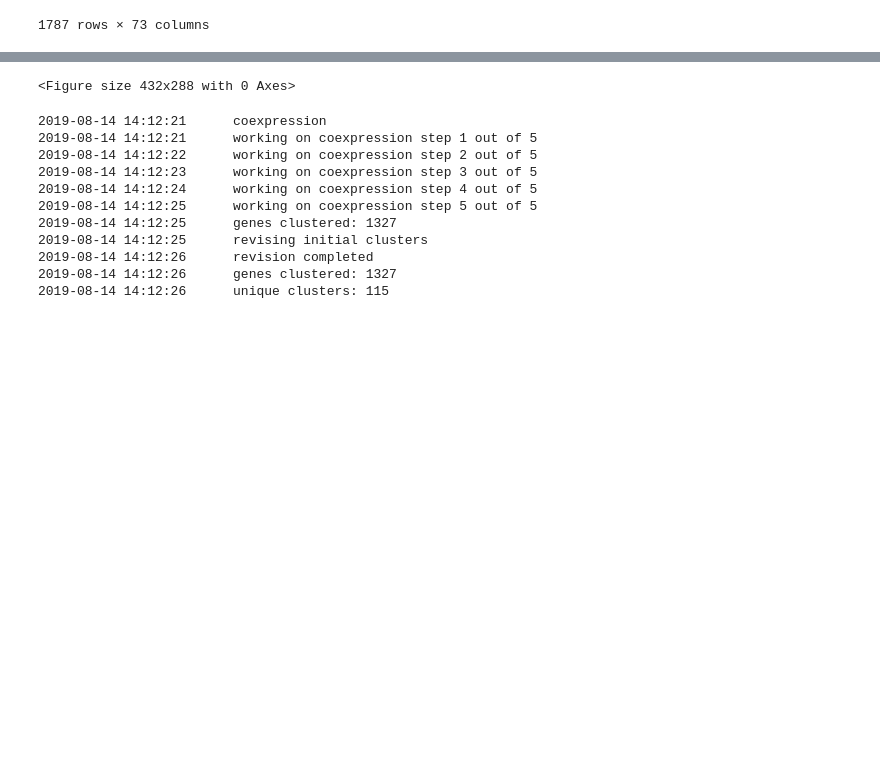
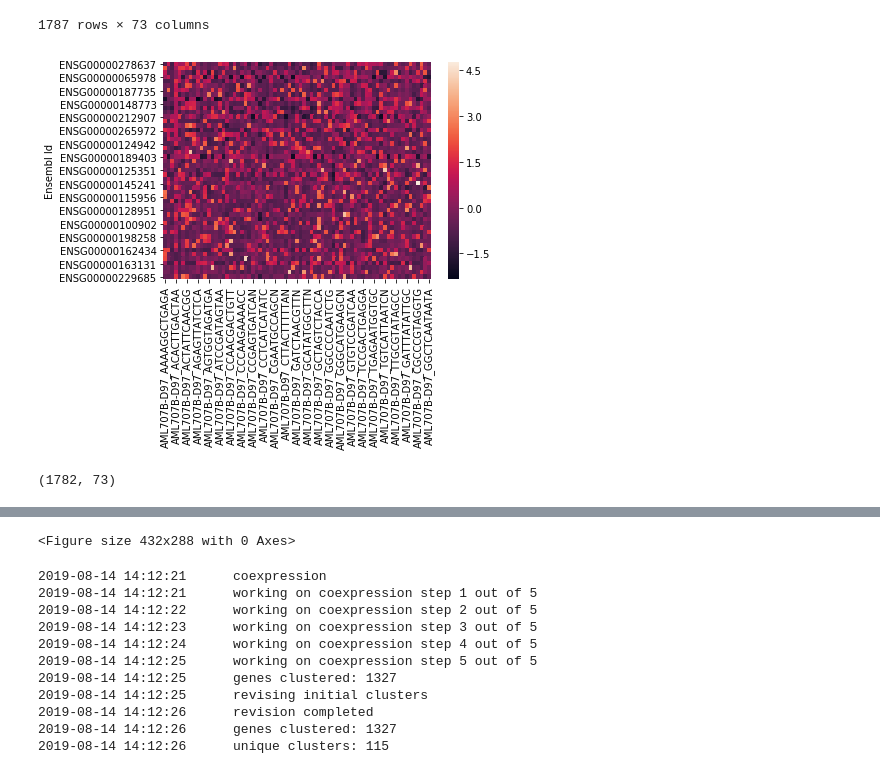
Before and after one commit to hypercubestart/CausalAssociation, a Jupyter notebook: miner2.ipynb, the cells around one changed output, grey strips where cells are left out. Saved outputs shown, nothing was run; the diff lists cells and outputs as text; code cells hidden in the pictures; blank space fills up the shorter version.

Commit message:
checking data for noise

```diff
--- a/miner2.ipynb
+++ b/miner2.ipynb
@@ -154,3 +198,10 @@ df
+# %%
+# get 50 most variable genes (by entropy) by highest to lowest
+most_variable_genes = get_most_variable_genes(df)
+
+generate_heatmap(df.loc[most_variable_genes])
+# %% [output]
+[figure, added]
 # %%
 results_dir='./results/GSM3587977_AML707B/'
 
@@ -165,3 +216,6 @@ if os.path.exists(results_dir) == False:
 # %%
 # preprocess data
 expression_data, conversion_table = miner2.preprocess.main(df)
+expression_data.shape
+# %% [output]
+(1782, 73)
```
Also changed, not shown: parts of 5 cells of this notebook, 7 other files.
